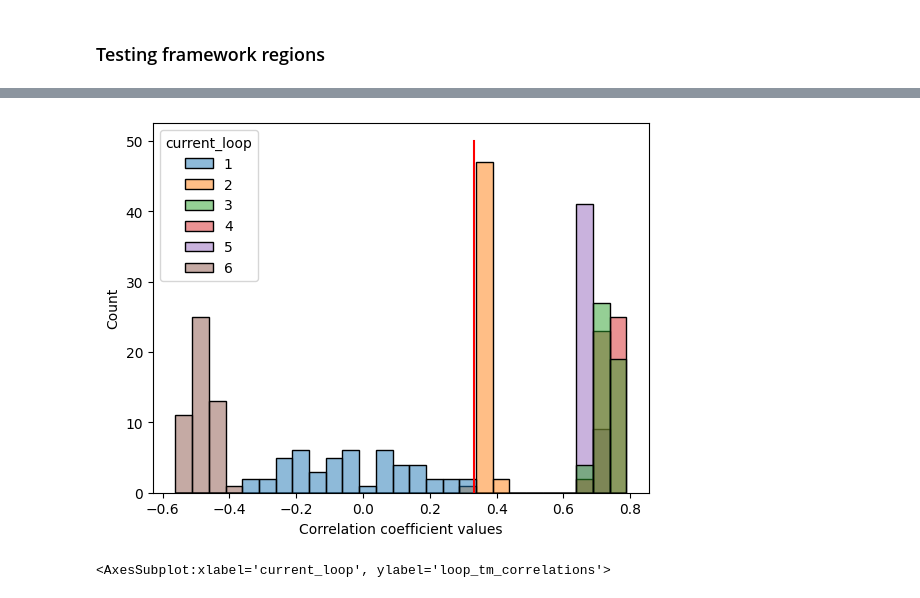
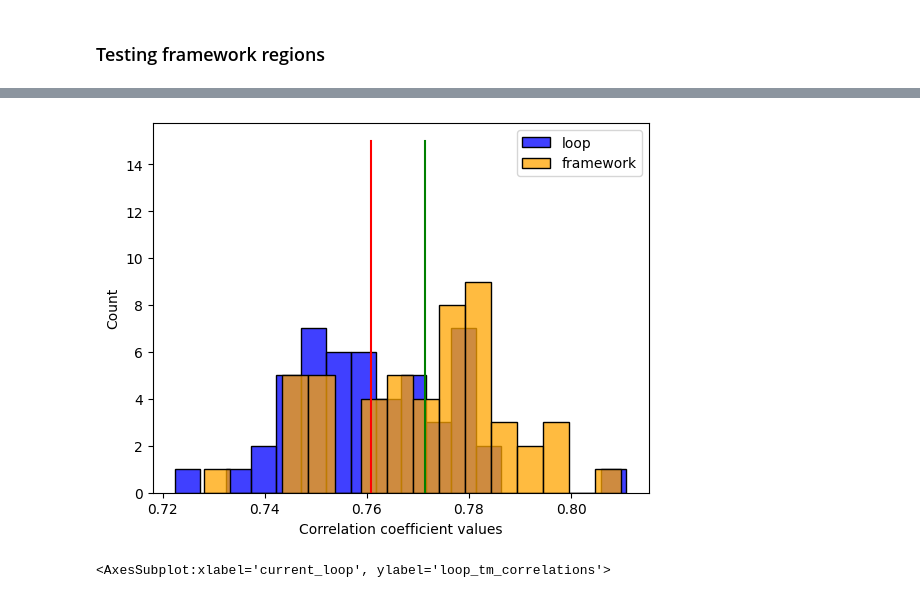
Before and after one commit to anamaysamant/GH19_ProtMamba, a Jupyter notebook: Prot-mamba-explore.ipynb, the cells around one changed output, grey strips where cells are left out. Drawn from its saved outputs; the diff is of its cells as text; code cells hidden in the pictures.

Commit message:
framework and sliding window analysis

```diff
--- a/Prot-mamba-explore.ipynb
+++ b/Prot-mamba-explore.ipynb
@@ -1293,7 +1399,7 @@ import ast
 import numpy as np
 import re
 
-correlations_table = pd.read_csv("correlations_table_single_regions.tsv", sep = "\t")
+correlations_table = pd.read_csv("Tm_correlation_tables/correlations_table_window_len_5.tsv", sep = "\t")
 correlations_table["fw_regions"] = correlations_table["fw_regions"].apply(ast.literal_eval)
-correlations_table["loop_order"] = correlations_table["loop_order"].apply(lambda s: list(map(int, re.findall(r"-?\d+", s))))
+# correlations_table["loop_order"] = correlations_table["loop_order"].apply(lambda s: list(map(int, re.findall(r"-?\d+", s))))
 # %%
@@ -1373,26 +1514,26 @@ Text(0.5, 0, 'MSA site number')
 # %%
 import seaborn as sns
 import matplotlib.pyplot as plt
 
 mean_loop = correlations_table["loop_tm_correlations"].mean()
 mean_fw = correlations_table["fw_tm_correlations"].mean()
 
-correlations_table["current_fw"] = correlations_table["current_loop"]
+# correlations_table["current_fw"] = correlations_table["current_loop"]
 
 fig, ax = plt.subplots()
 
-sns.histplot(data = correlations_table, x = "loop_tm_correlations",hue="current_loop", ax=ax, binwidth = 0.05, palette="tab10")
-ax.plot([mean_loop, mean_loop],[0,50],"r-")
+sns.histplot(data = correlations_table, x = "loop_tm_correlations", ax=ax, binwidth = 0.005, color = "blue", label = "loop" )
+ax.plot([mean_loop, mean_loop],[0,15],"r-")
 
-# sns.histplot(data = correlations_table, x = "fw_tm_correlations", hue="current_fw", ax=ax, binwidth = 0.05, palette="tab10")
-# ax.plot([mean_fw, mean_fw],[0,15],"g-")
+sns.histplot(data = correlations_table, x = "fw_tm_correlations", ax=ax, binwidth = 0.005, color = "orange", label = "framework")
+ax.plot([mean_fw, mean_fw],[0,15],"g-")
 
 ax.set_xlabel("Correlation coefficient values")
-# plt.legend(loc = "best")
+plt.legend(loc = "best")
 
-plt.savefig(f"./figures/Tm correlations/Context_{context_loops}_corr_values_hist_Tm_loop_single_region.png")
+plt.savefig(f"./figures/Tm correlations/Context_{context_loops}_corr_values_hist_Tm_specific_fw_loop_global.png")
 # %% [output]
-[figure, old version]
+[figure, new version]
 # %%
 sns.violinplot(data = correlations_table, x = "current_loop",y="loop_tm_correlations", hue="current_loop", legend=False, palette="tab10", density_norm="width")
 # %% [output]
```
Also changed, not shown: parts of 19 cells of this notebook.
